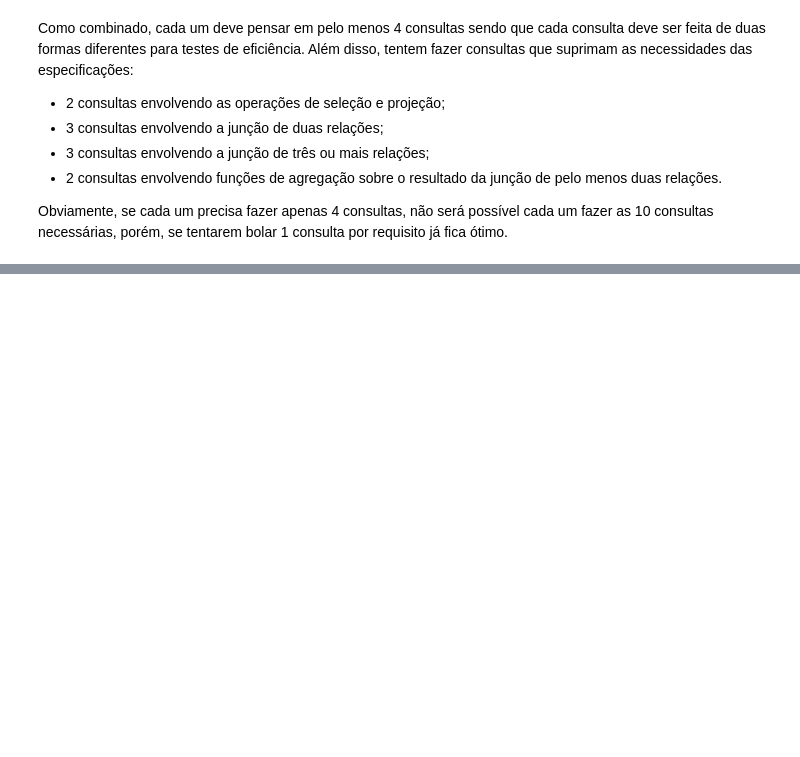
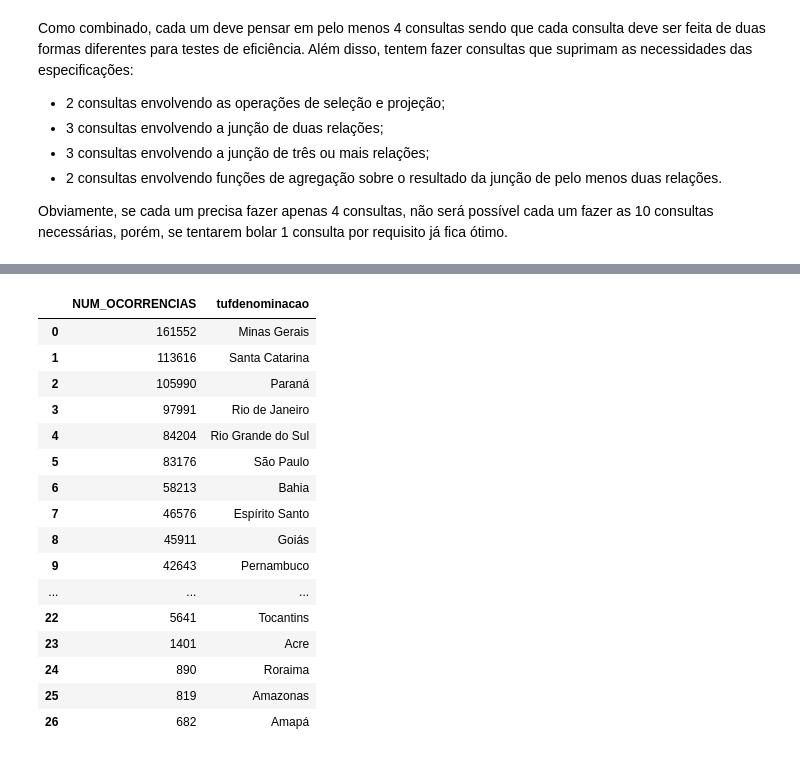
Before and after one commit to Pendulun/TP2-IBD, a Jupyter notebook: Template_Queries.ipynb, the cells around one changed output, grey strips where cells are left out. Saved outputs shown, nothing was run; the diff lists cells and outputs as text; code cells hidden in the pictures; blank space fills up the shorter version.

```diff
--- a/Template_Queries.ipynb
+++ b/Template_Queries.ipynb
@@ -38,3 +108,26 @@ df
+# %%
+df = pd.read_sql_query("SELECT COUNT(ocoid) AS NUM_OCORRENCIAS, tufdenominacao FROM "+
+                       "( OCORRENCIA JOIN MUNICIPIO ON ocomunicipio = tmucodigo JOIN UF ON tmuuf = tufuf)"+
+                       " GROUP BY tufdenominacao ORDER BY NUM_OCORRENCIAS DESC",conn)
+df
+# %% [output]
+|  | NUM_OCORRENCIAS | tufdenominacao |
+| 0 | 161552 | Minas Gerais |
+| 1 | 113616 | Santa Catarina |
+| 2 | 105990 | Paraná |
+| 3 | 97991 | Rio de Janeiro |
+| 4 | 84204 | Rio Grande do Sul |
+| 5 | 83176 | São Paulo |
+| 6 | 58213 | Bahia |
+| 7 | 46576 | Espírito Santo |
+| 8 | 45911 | Goiás |
+| 9 | 42643 | Pernambuco |
+| ... | ... | ... |
+| 22 | 5641 | Tocantins |
+| 23 | 1401 | Acre |
+| 24 | 890 | Roraima |
+| 25 | 819 | Amazonas |
+| 26 | 682 | Amapá |
 # %%
 %timeit df = pd.read_sql_query("Consulta 3, versão 2",conn)
 df
```
Also changed, not shown: parts of 19 cells of this notebook, 1 other file.
